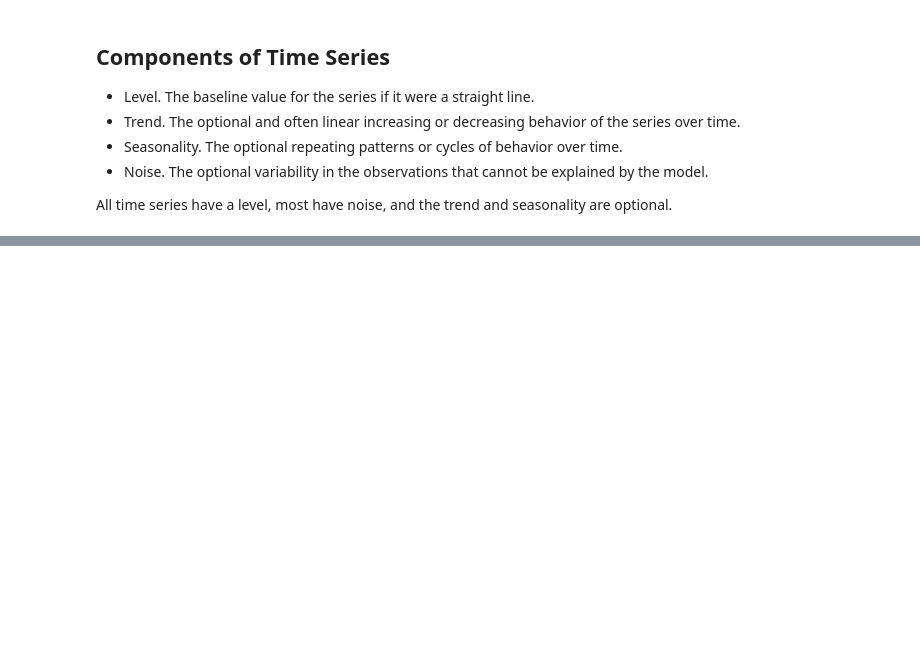
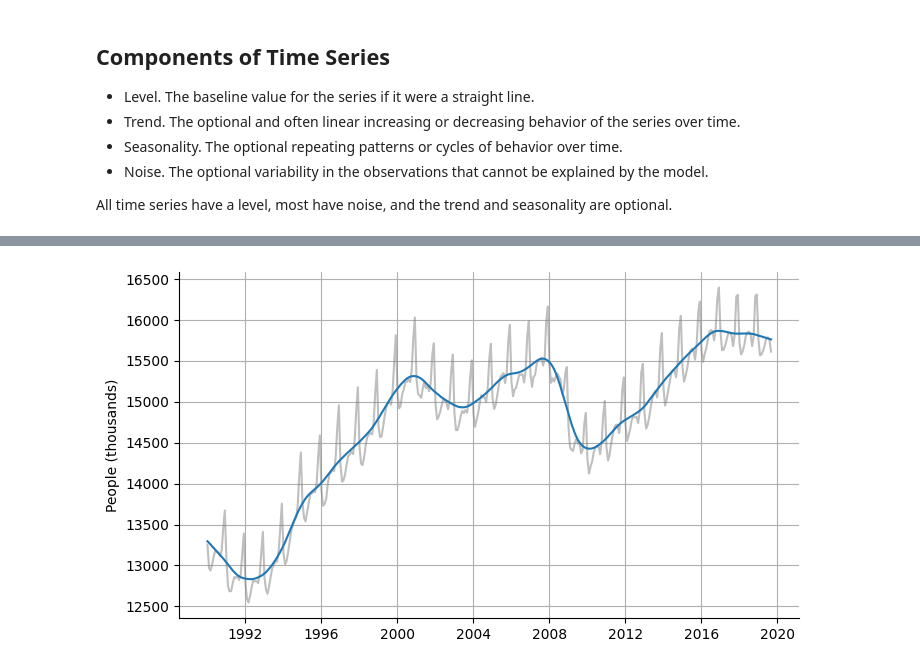
Before and after one commit to gabrielalusofona/cda, a Jupyter notebook: lectures/06-Time Series.ipynb, the cells around one changed output, grey strips where cells are left out. Saved outputs shown, nothing was run; the diff lists cells and outputs as text; code cells hidden in the pictures; blank space fills up the shorter version.

```diff
--- a/lectures/06-Time Series.ipynb
+++ b/lectures/06-Time Series.ipynb
@@ -381,0 +482,10 @@ All time series have a level, most have noise, and the trend and seasonality are
+# %%
+fit = sm.tsa.STL(us_retail_employment.Employed).fit()
+# %%
+fig, ax = plt.subplots()
+ax.plot(us_retail_employment.Employed, color='.5', alpha=.5)
+ax.plot(fit.trend)
+ax.set(ylabel='People (thousands)')
+ax.grid()
+# %% [output]
+[figure, added]
```
Also changed, not shown: parts of 21 cells of this notebook, 3 other files.
